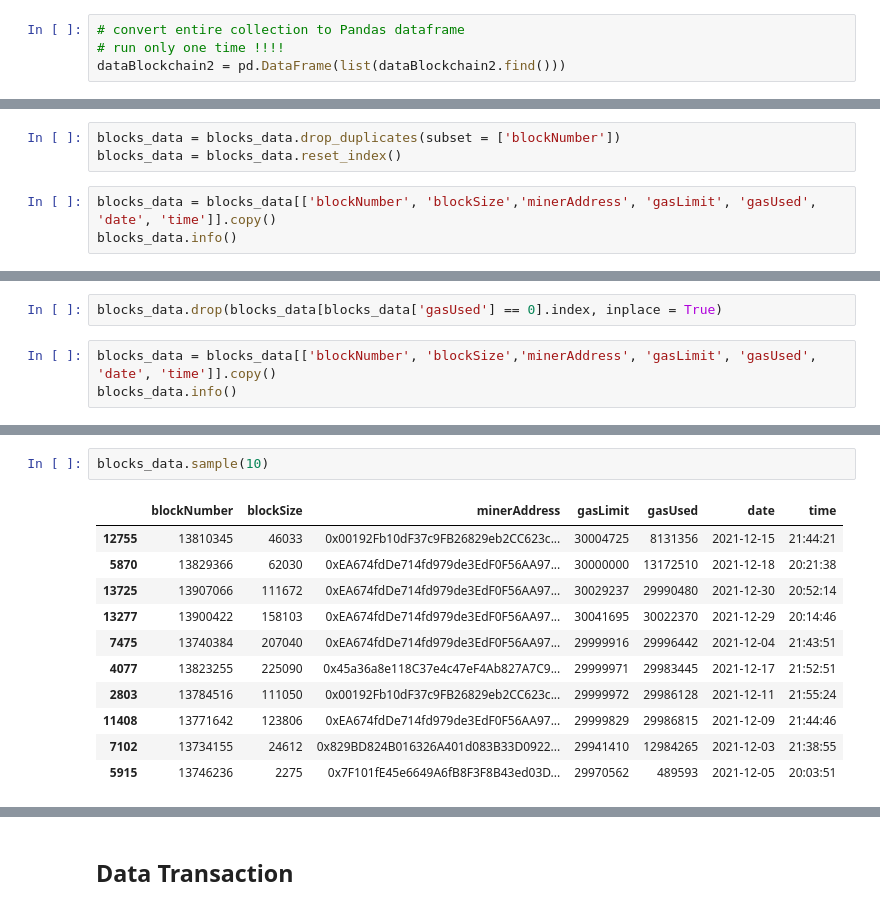
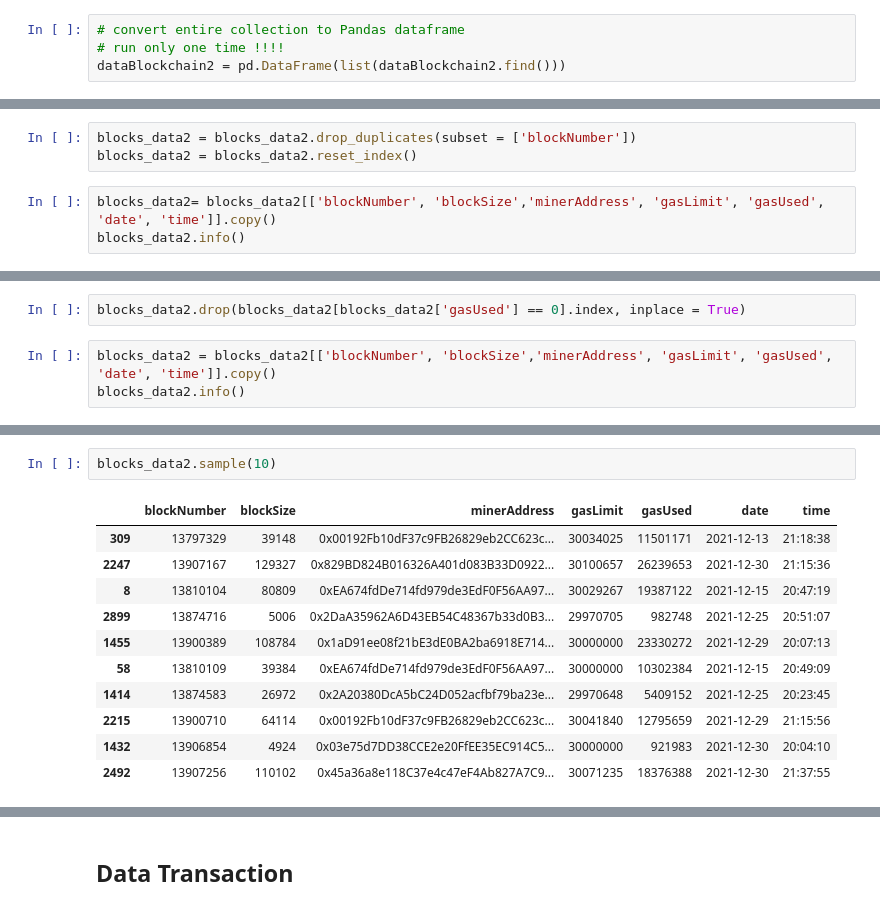
Before and after one commit to mello9999/etherBot, a Jupyter notebook: src/analytics/transform.ipynb, the cells around one changed output, grey strips where cells are left out. Cells and saved outputs as stored; diff of their text form.

```diff
--- a/src/analytics/transform.ipynb
+++ b/src/analytics/transform.ipynb
@@ -206,8 +124,8 @@ blocks_data['time'] = pd.to_datetime(blocks_data['time'],format= '%H:%M:%S' ).dt
 # %%
-blocks_data = blocks_data.drop_duplicates(subset = ['blockNumber'])
-blocks_data = blocks_data.reset_index()
+blocks_data2 = blocks_data2.drop_duplicates(subset = ['blockNumber'])
+blocks_data2 = blocks_data2.reset_index()
 # %%
-blocks_data = blocks_data[['blockNumber', 'blockSize','minerAddress', 'gasLimit', 'gasUsed', 'date', 'time']].copy()
-blocks_data.info()
+blocks_data2= blocks_data2[['blockNumber', 'blockSize','minerAddress', 'gasLimit', 'gasUsed', 'date', 'time']].copy()
+blocks_data2.info()
 # %% [output]
 <class 'pandas.core.frame.DataFrame'>
@@ -227,7 +145,7 @@ memory usage: 758.7+ KB
 # %%
-blocks_data.drop(blocks_data[blocks_data['gasUsed'] == 0].index, inplace = True)
+blocks_data2.drop(blocks_data2[blocks_data2['gasUsed'] == 0].index, inplace = True)
 # %%
-blocks_data = blocks_data[['blockNumber', 'blockSize','minerAddress', 'gasLimit', 'gasUsed', 'date', 'time']].copy()
-blocks_data.info()
+blocks_data2 = blocks_data2[['blockNumber', 'blockSize','minerAddress', 'gasLimit', 'gasUsed', 'date', 'time']].copy()
+blocks_data2.info()
 # %% [output]
 <class 'pandas.core.frame.DataFrame'>
@@ -247,14 +165,14 @@ memory usage: 849.6+ KB
 # %%
-blocks_data.sample(10)
+blocks_data2.sample(10)
 # %% [output]
 |  | blockNumber | blockSize | minerAddress | gasLimit | gasUsed | date | time |
-| 12755 | 13810345 | 46033 | 0x00192Fb10dF37c9FB26829eb2CC623c... | 30004725 | 8131356 | 2021-12-15 | 21:44:21 |
-| 5870 | 13829366 | 62030 | 0xEA674fdDe714fd979de3EdF0F56AA97... | 30000000 | 13172510 | 2021-12-18 | 20:21:38 |
-| 13725 | 13907066 | 111672 | 0xEA674fdDe714fd979de3EdF0F56AA97... | 30029237 | 29990480 | 2021-12-30 | 20:52:14 |
-| 13277 | 13900422 | 158103 | 0xEA674fdDe714fd979de3EdF0F56AA97... | 30041695 | 30022370 | 2021-12-29 | 20:14:46 |
-| 7475 | 13740384 | 207040 | 0xEA674fdDe714fd979de3EdF0F56AA97... | 29999916 | 29996442 | 2021-12-04 | 21:43:51 |
-| 4077 | 13823255 | 225090 | 0x45a36a8e118C37e4c47eF4Ab827A7C9... | 29999971 | 29983445 | 2021-12-17 | 21:52:51 |
-| 2803 | 13784516 | 111050 | 0x00192Fb10dF37c9FB26829eb2CC623c... | 29999972 | 29986128 | 2021-12-11 | 21:55:24 |
-| 11408 | 13771642 | 123806 | 0xEA674fdDe714fd979de3EdF0F56AA97... | 29999829 | 29986815 | 2021-12-09 | 21:44:46 |
-| 7102 | 13734155 | 24612 | 0x829BD824B016326A401d083B33D0922... | 29941410 | 12984265 | 2021-12-03 | 21:38:55 |
-| 5915 | 13746236 | 2275 | 0x7F101fE45e6649A6fB8F3F8B43ed03D... | 29970562 | 489593 | 2021-12-05 | 20:03:51 |
+| 309 | 13797329 | 39148 | 0x00192Fb10dF37c9FB26829eb2CC623c... | 30034025 | 11501171 | 2021-12-13 | 21:18:38 |
+| 2247 | 13907167 | 129327 | 0x829BD824B016326A401d083B33D0922... | 30100657 | 26239653 | 2021-12-30 | 21:15:36 |
+| 8 | 13810104 | 80809 | 0xEA674fdDe714fd979de3EdF0F56AA97... | 30029267 | 19387122 | 2021-12-15 | 20:47:19 |
+| 2899 | 13874716 | 5006 | 0x2DaA35962A6D43EB54C48367b33d0B3... | 29970705 | 982748 | 2021-12-25 | 20:51:07 |
+| 1455 | 13900389 | 108784 | 0x1aD91ee08f21bE3dE0BA2ba6918E714... | 30000000 | 23330272 | 2021-12-29 | 20:07:13 |
+| 58 | 13810109 | 39384 | 0xEA674fdDe714fd979de3EdF0F56AA97... | 30000000 | 10302384 | 2021-12-15 | 20:49:09 |
+| 1414 | 13874583 | 26972 | 0x2A20380DcA5bC24D052acfbf79ba23e... | 29970648 | 5409152 | 2021-12-25 | 20:23:45 |
+| 2215 | 13900710 | 64114 | 0x00192Fb10dF37c9FB26829eb2CC623c... | 30041840 | 12795659 | 2021-12-29 | 21:15:56 |
+| 1432 | 13906854 | 4924 | 0x03e75d7DD38CCE2e20FfEE35EC914C5... | 30000000 | 921983 | 2021-12-30 | 20:04:10 |
+| 2492 | 13907256 | 110102 | 0x45a36a8e118C37e4c47eF4Ab827A7C9... | 30071235 | 18376388 | 2021-12-30 | 21:37:55 |
```
Also changed, not shown: parts of 97 cells of this notebook, 2 other files.
